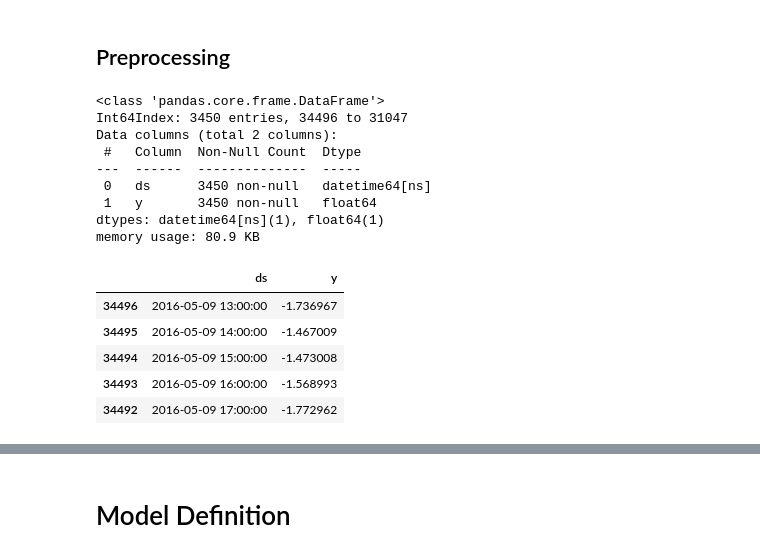
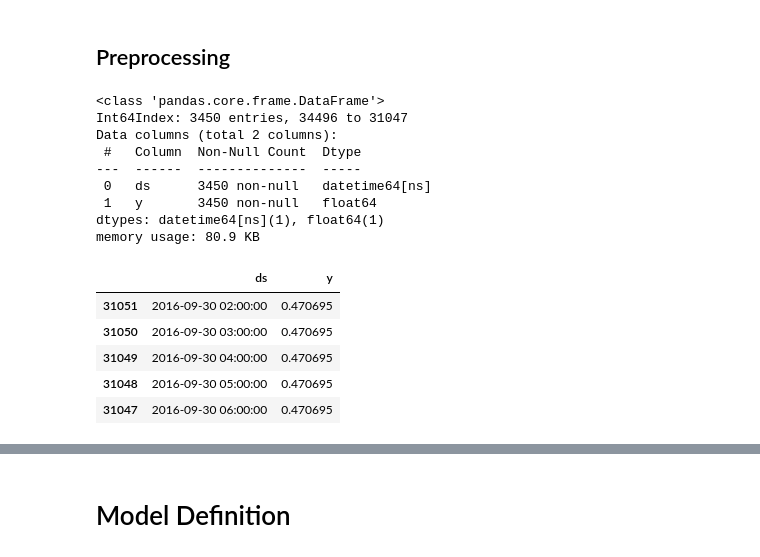
Before and after one commit to magistery-tps/time-series-tp, a Jupyter notebook: notebooks/etherium_prediction_prophet.ipynb, the cells around one changed output, grey strips where cells are left out. Drawn from its saved outputs; the diff is of its cells as text; code cells hidden in the pictures.

```diff
--- a/notebooks/etherium_prediction_prophet.ipynb
+++ b/notebooks/etherium_prediction_prophet.ipynb
@@ -78,10 +78,9 @@ def preprocessing(dataset, column):
 # %%
 dataset = pd.read_csv(DATASET_PATH)
 
-train_set, test_set = preprocessing(dataset, 'close')
+train_set, test_set = preprocessing(dataset, 'close', test_percent = 0.1)
 
 train_set.info()
-train_set.head()
 # %% [output]
 <class 'pandas.core.frame.DataFrame'>
 Int64Index: 3450 entries, 34496 to 31047
@@ -92,9 +91,12 @@ Data columns (total 2 columns):
  1   y       3450 non-null   float64
 dtypes: datetime64[ns](1), float64(1)
 memory usage: 80.9 KB
-|  | ds | y |
-| 34496 | 2016-05-09 13:00:00 | -1.736967 |
-| 34495 | 2016-05-09 14:00:00 | -1.467009 |
-| 34494 | 2016-05-09 15:00:00 | -1.473008 |
-| 34493 | 2016-05-09 16:00:00 | -1.568993 |
-| 34492 | 2016-05-09 17:00:00 | -1.772962 |
+# %%
+train_set.tail()
+# %% [output]
+|  | ds | y |
+| 31051 | 2016-09-30 02:00:00 | 0.470695 |
+| 31050 | 2016-09-30 03:00:00 | 0.470695 |
+| 31049 | 2016-09-30 04:00:00 | 0.470695 |
+| 31048 | 2016-09-30 05:00:00 | 0.470695 |
+| 31047 | 2016-09-30 06:00:00 | 0.470695 |
```
Also changed, not shown: parts of 9 cells of this notebook.
